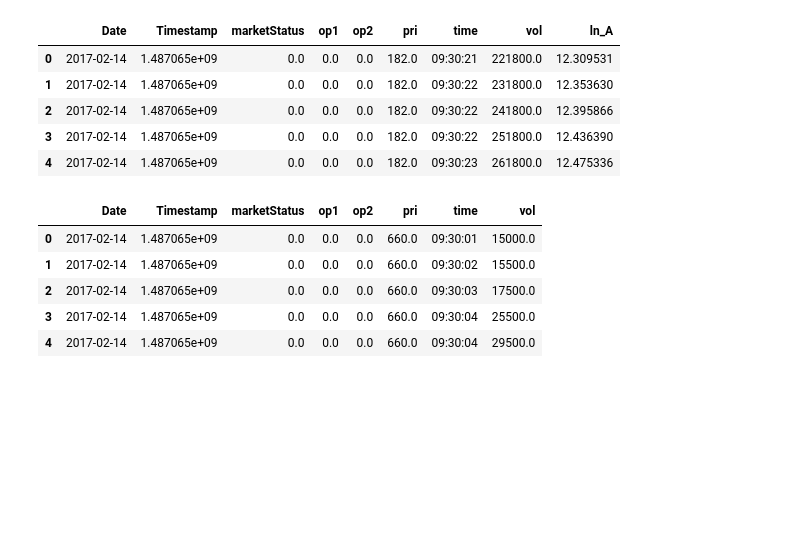
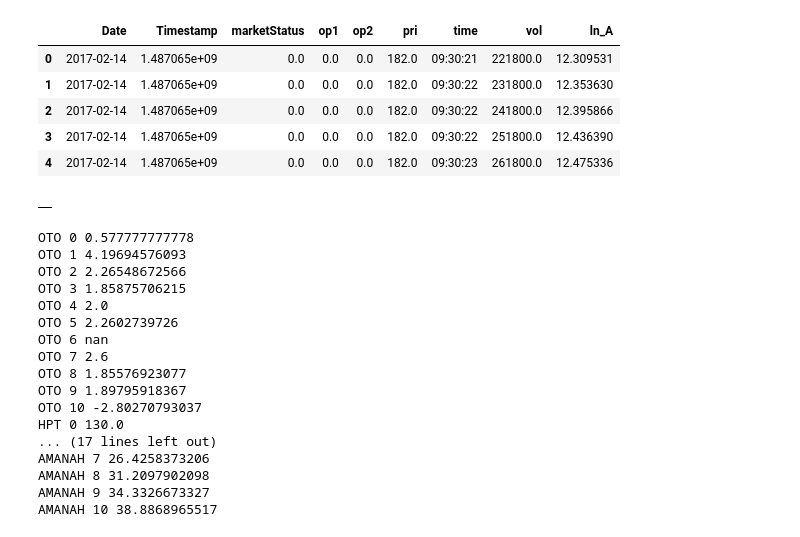
Before and after one commit to chotipat41688/SeProj, a Jupyter notebook: Ipython/readFile.ipynb, the cells around one changed output. Saved outputs shown, nothing was run; the diff lists cells and outputs as text; code cells hidden in the pictures; blank space fills up the shorter version.

```diff
--- a/Ipython/readFile.ipynb
+++ b/Ipython/readFile.ipynb
@@ -583,12 +881,32 @@ ato1['AMANAH'].head()
 for sym in symbols:
     ato[sym].to_csv("ato\\" +sym+'.csv')
     stock[sym].to_csv("stock\\" +sym+'.csv')
-# %%
-ato['OTO'].head()
-# %% [output]
-|  | Date | Timestamp | marketStatus | op1 | op2 | pri | time | vol |
-| 0 | 2017-02-14 | 1.487065e+09 | 0.0 | 0.0 | 0.0 | 660.0 | 09:30:01 | 15000.0 |
-| 1 | 2017-02-14 | 1.487065e+09 | 0.0 | 0.0 | 0.0 | 660.0 | 09:30:02 | 15500.0 |
-| 2 | 2017-02-14 | 1.487065e+09 | 0.0 | 0.0 | 0.0 | 660.0 | 09:30:03 | 17500.0 |
-| 3 | 2017-02-14 | 1.487065e+09 | 0.0 | 0.0 | 0.0 | 660.0 | 09:30:04 | 25500.0 |
-| 4 | 2017-02-14 | 1.487065e+09 | 0.0 | 0.0 | 0.0 | 660.0 | 09:30:04 | 29500.0 |
+# %%
+stock['AMANAH']
+# %% [output]
+|  |
+# %%
+for sym in symbols:
+    for r in range(11):
+        print sym, r, stock[sym].loc[stock[sym]['tf30'] == r]['spread[sym]'].mean()
+
+
+# stock['OTO'] = stock['OTO'].assign(predict = stock['OTO'].loc[stock['OTO']['tf30'] ==  1]['spread[sym]'])
+# %% [output]
+OTO 0 0.577777777778
+OTO 1 4.19694576093
+OTO 2 2.26548672566
+OTO 3 1.85875706215
+OTO 4 2.0
+OTO 5 2.2602739726
+OTO 6 nan
+OTO 7 2.6
+OTO 8 1.85576923077
+OTO 9 1.89795918367
+OTO 10 -2.80270793037
+HPT 0 130.0
+... (17 lines left out)
+AMANAH 7 26.4258373206
+AMANAH 8 31.2097902098
+AMANAH 9 34.3326673327
+AMANAH 10 38.8868965517
```
Also changed, not shown: parts of 15 cells of this notebook.
